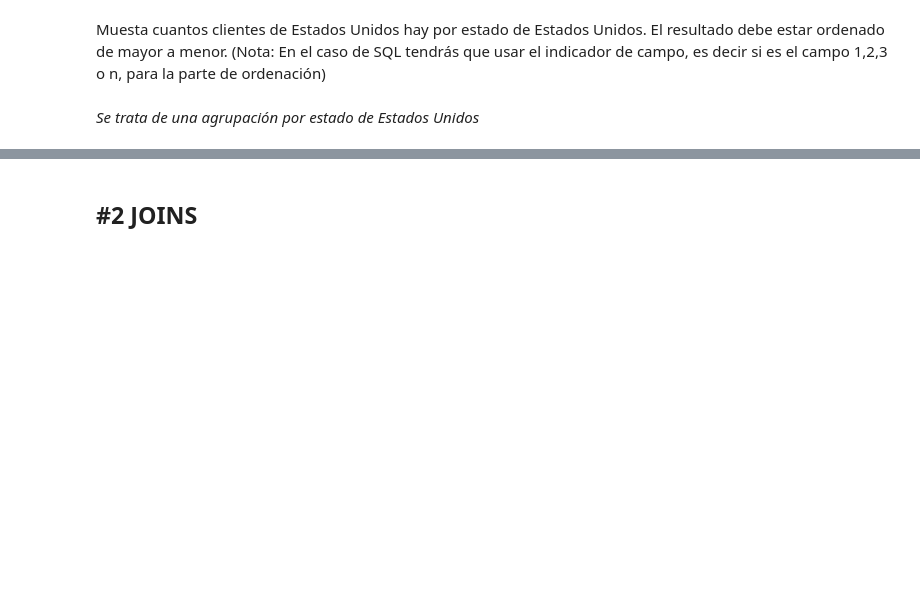
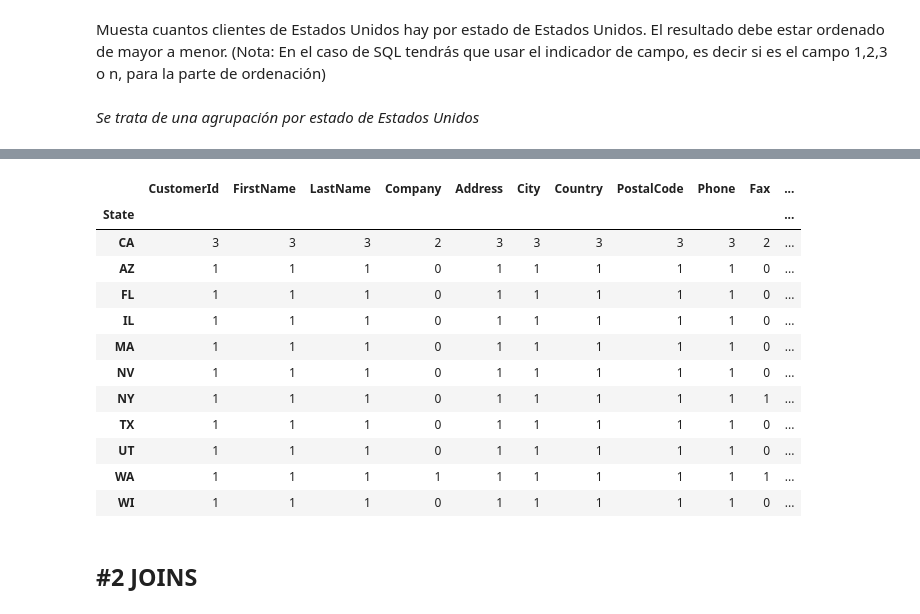
Before and after one commit to njisly/online_ds_thebridge_Nur, a Jupyter notebook: ejercicios/03_Analisis_de_Datos/Sprint_06/Unidad_01/Practica_Obligatoria/18_Practica_Obligatoria_SQL.ipynb, the cells around one changed output, grey strips where cells are left out. Cells and saved outputs as stored; diff of their text form; code cells hidden in the pictures; blank space fills up the shorter version.

```diff
--- a/ejercicios/03_Analisis_de_Datos/Sprint_06/Unidad_01/Practica_Obligatoria/18_Practica_Obligatoria_SQL.ipynb
+++ b/ejercicios/03_Analisis_de_Datos/Sprint_06/Unidad_01/Practica_Obligatoria/18_Practica_Obligatoria_SQL.ipynb
@@ -71,3 +163,23 @@ Muesta cuantos clientes de Estados Unidos hay por estado de Estados Unidos. El r
+# %%
+# Pandas
+
+df_usa = df_clientes[df_clientes["Country"] == "USA"]
+df_count = df_usa.groupby("State").count().sort_values(by="CustomerId", ascending=False)
+df_count
+# %% [output]
+|  | CustomerId | FirstName | LastName | Company | Address | City | Country | PostalCode | Phone | Fax | ... |
+| State |  |  |  |  |  |  |  |  |  |  | ... |
+| CA | 3 | 3 | 3 | 2 | 3 | 3 | 3 | 3 | 3 | 2 | ... |
+| AZ | 1 | 1 | 1 | 0 | 1 | 1 | 1 | 1 | 1 | 0 | ... |
+| FL | 1 | 1 | 1 | 0 | 1 | 1 | 1 | 1 | 1 | 0 | ... |
+| IL | 1 | 1 | 1 | 0 | 1 | 1 | 1 | 1 | 1 | 0 | ... |
+| MA | 1 | 1 | 1 | 0 | 1 | 1 | 1 | 1 | 1 | 0 | ... |
+| NV | 1 | 1 | 1 | 0 | 1 | 1 | 1 | 1 | 1 | 0 | ... |
+| NY | 1 | 1 | 1 | 0 | 1 | 1 | 1 | 1 | 1 | 1 | ... |
+| TX | 1 | 1 | 1 | 0 | 1 | 1 | 1 | 1 | 1 | 0 | ... |
+| UT | 1 | 1 | 1 | 0 | 1 | 1 | 1 | 1 | 1 | 0 | ... |
+| WA | 1 | 1 | 1 | 1 | 1 | 1 | 1 | 1 | 1 | 1 | ... |
+| WI | 1 | 1 | 1 | 0 | 1 | 1 | 1 | 1 | 1 | 0 | ... |
 # %% [markdown]
 ## #2 JOINS
 # %% [markdown]
```
Also changed, not shown: parts of 29 cells of this notebook, 2 other files.
